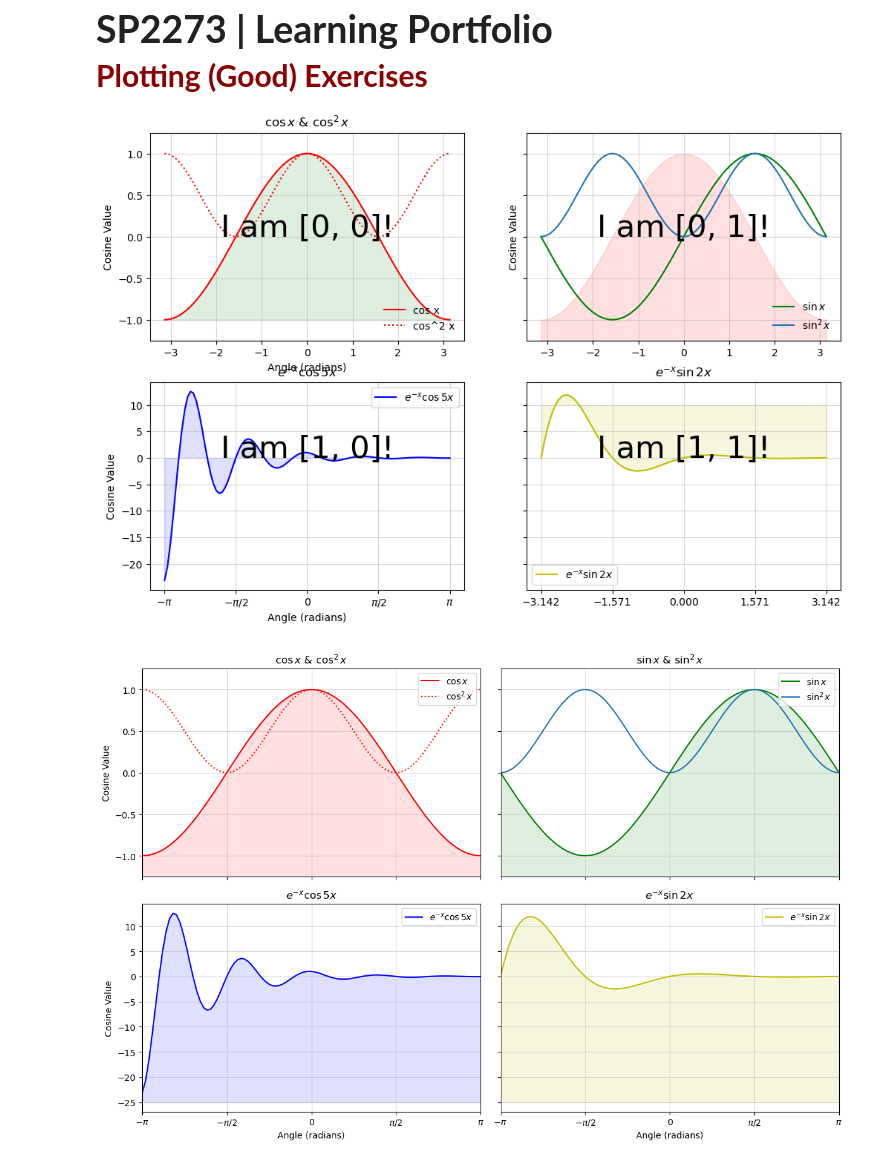
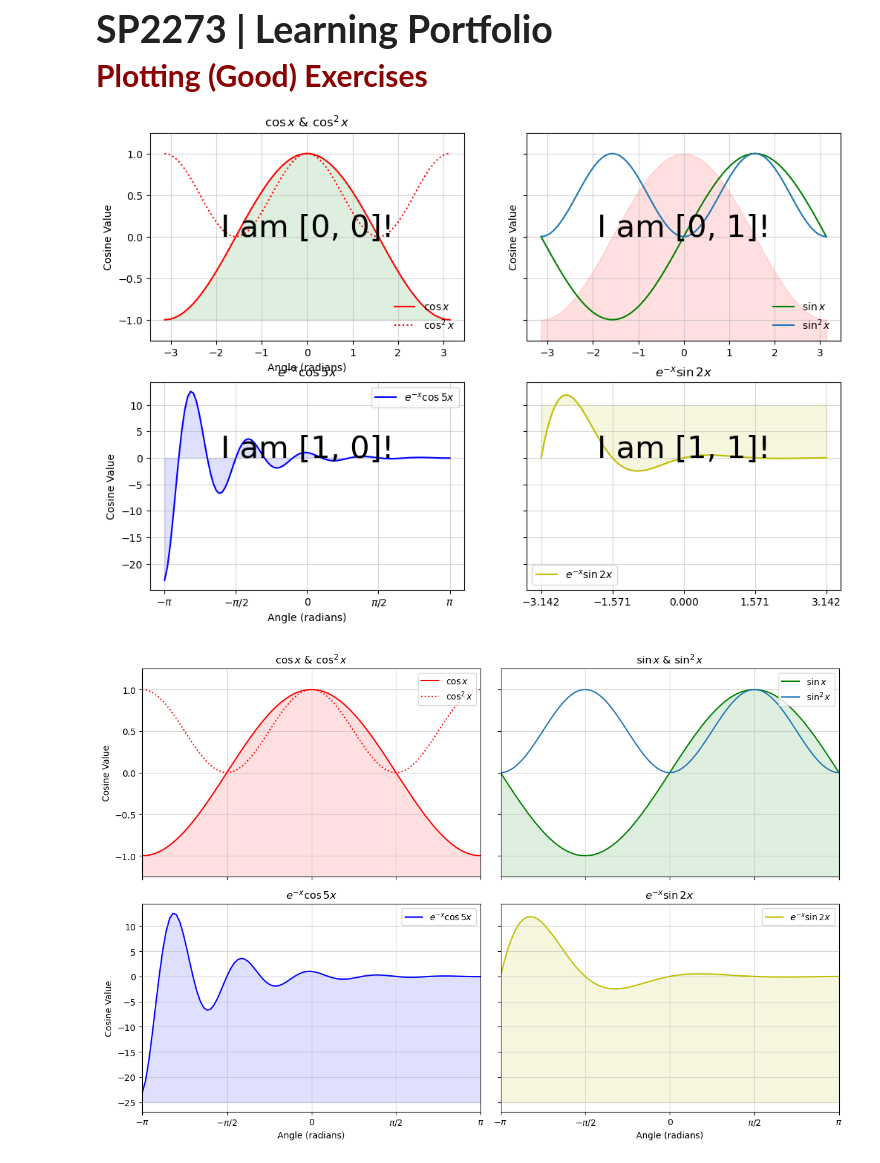
Before and after one commit to SPS-SP2273/learning-portfolio-2024-aug-Winsty03, a Jupyter notebook: 7.2_plotting__exercises/plotting_(good)_exercises.ipynb, the cells around one changed output. Drawn from its saved outputs; the diff is of its cells as text; code cells hidden in the pictures.

```diff
--- a/7.2_plotting__exercises/plotting_(good)_exercises.ipynb
+++ b/7.2_plotting__exercises/plotting_(good)_exercises.ipynb
@@ -16,10 +16,10 @@ fig, axes = plt.subplots(nrows=2, ncols=2,
                          figsize=(12, 8),  sharey='row')
 
 #------- Subplot 1 -------#
-axes[0, 0].plot(x, cos_x, color='r', label='cos x')
+axes[0, 0].plot(x, cos_x, color='r', label=r'$\cos x$') #By adding the leading r, Python will know that the backslashes are to be interpreted as literal characters and not escape sequences.
 axes[0, 0].plot(x, cos_x**2, color='r',
-                linestyle=':', label='cos^2 x')
-axes[0, 0].set_title(r'$\cos x$ & $\cos^2x$')
+                linestyle=':', label=r'$\cos^2 x$') #r means 'raw string'
+axes[0, 0].set_title(r'$\cos x$ & $\cos^2x$') #an escape character is a combination of chracters that has meaning otehr than he literal characters contained therein
 axes[0, 0].set_ylabel('Cosine Value')
 axes[0, 0].fill_between(x, cos_x, -1, color='g', alpha=.125)
 axes[0, 0].set_xlabel('Angle (radians)')
@@ -38,34 +38,34 @@ axes[0, 1].text(0, 0, 'I am [0, 1]!', fontsize=30,
                 horizontalalignment='center')
 
 #------- Subplot 3 -------#
 axes[1, 0].plot(x, fun1_x, color='b', label=r'$e^{-x}\cos 5x$')
 axes[1, 0].fill_between(x, fun1_x, 0, color='b', alpha=.125)
 axes[1, 0].set_title(r'$e^{-x}\cos 5x$')
 axes[1, 0].set_xlabel('Angle (radians)')
 axes[1, 0].set_ylabel('Cosine Value')
 axes[1, 0].set_xticks([-np.pi, -np.pi / 2, 0, np.pi / 2, np.pi])
 axes[1, 0].set_xticklabels([r'$-\pi$', r'$-\pi/2$', '0', r'$\pi/2$', r'$\pi$'])
 axes[1, 0].legend()
 axes[1, 0].text(0, 0, 'I am [1, 0]!', fontsize=30,
                 horizontalalignment='center')
 
 #------- Subplot 4 -------#
 axes[1, 1].plot(x, fun2_x, color='y', label=r'$e^{-x}\sin 2x$')
 axes[1, 1].set_title(r'$e^{-x}\sin 2x$')
 axes[1, 1].fill_between(x, fun2_x, 10, color='y', alpha=.125)
 axes[1, 1].set_xticks([-np.pi, -np.pi / 2, 0, np.pi / 2, np.pi])
 axes[1, 1].legend()
 axes[1, 1].text(0, 0, 'I am [1, 1]!', fontsize=30,
                 horizontalalignment='center')
 
 # 'flatten', 'opens' the 2D array into a simple 1D array
 for a in axes.flatten():
     a.grid(alpha=.5)
 
 # plt.tight_layout()
 plt.show(block=False)
 # %% [output]
-[figure, old version]
+[figure, new version]
 # %%
 #--------- Generate cosine and sine values --------#
 x = np.linspace(-np.pi, np.pi, num=100, endpoint = True)
```
